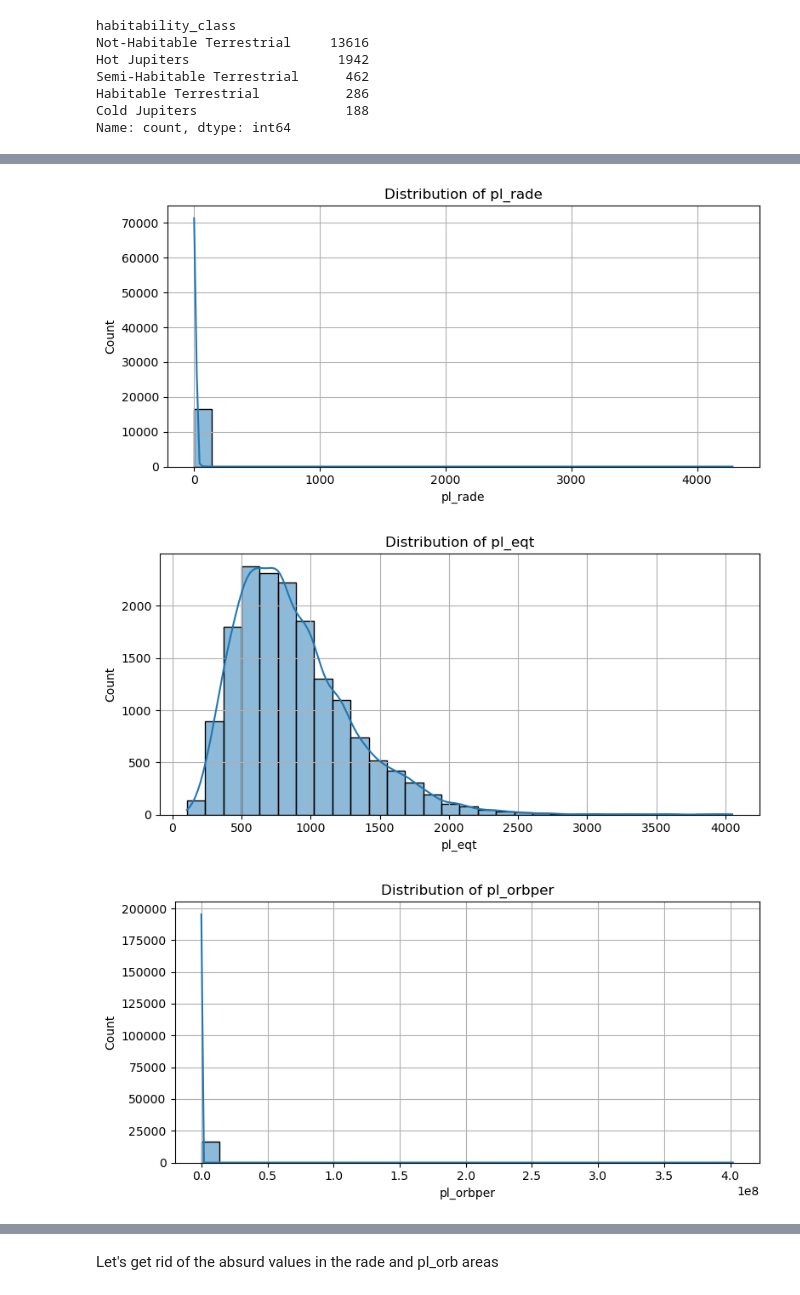
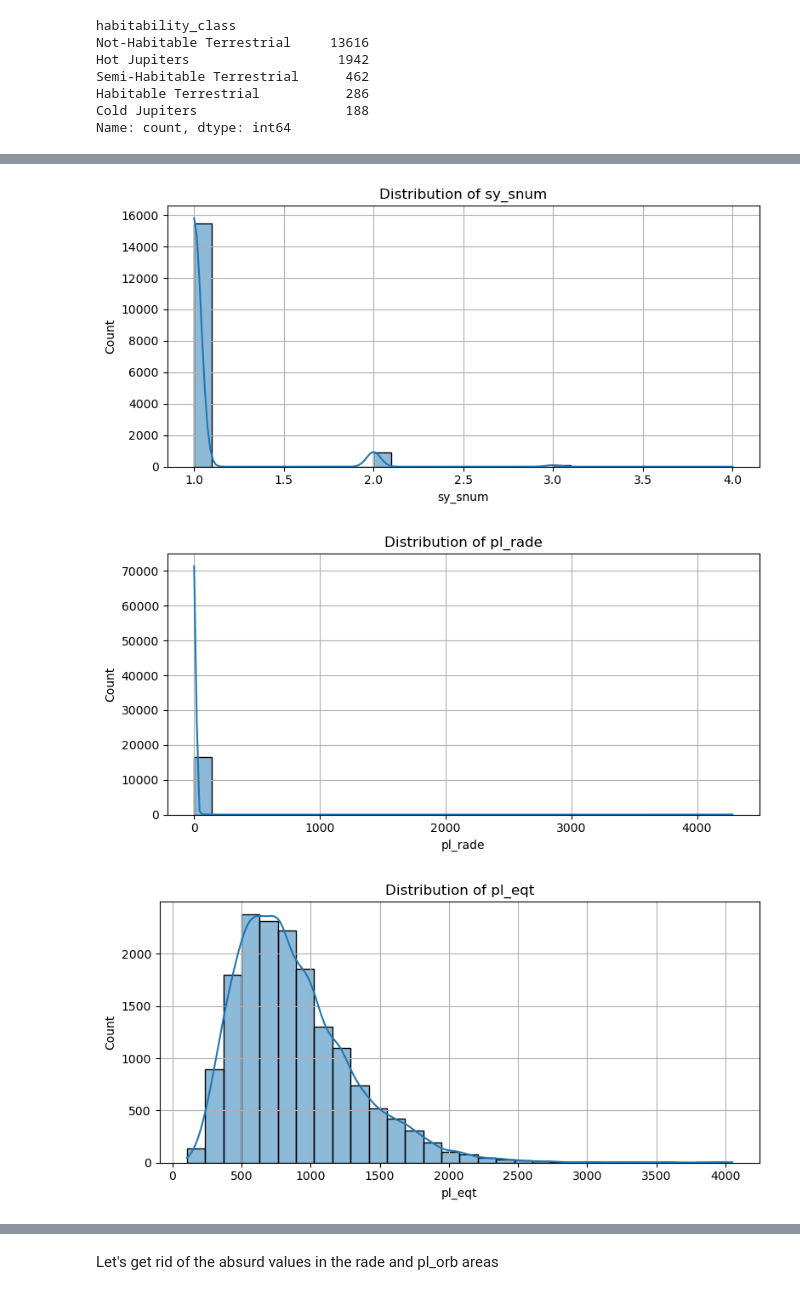
Before and after one commit to jzs3uu/Exoplanets, a Jupyter notebook: cleaning_EDA.ipynb, the cells around one changed output, grey strips where cells are left out. Saved outputs shown, nothing was run; the diff lists cells and outputs as text; code cells hidden in the pictures.

```diff
--- a/cleaning_EDA.ipynb
+++ b/cleaning_EDA.ipynb
@@ -184,19 +182,19 @@ df.to_csv('exoplanets_cleaned.csv', index=False)
 # %%
 import seaborn as sns
 
 
-features = ['pl_rade', 'pl_eqt', 'pl_orbper', 'pl_orbsmax', 'st_teff', 'st_rad', 'st_mass']
+features = ['sy_snum', 'pl_rade', 'pl_eqt', 'pl_orbper', 'pl_orbsmax', 'st_teff', 'st_rad', 'st_mass']
 
 for feature in features:
     plt.figure(figsize=(8, 4))
     sns.histplot(df[feature], kde=True, bins=30)
     plt.title(f'Distribution of {feature}')
     plt.xlabel(feature)
     plt.ylabel('Count')
     plt.grid(True)
     plt.tight_layout()
     plt.show()
 # %% [output]
-[figure, old version]
+[figure, new version]
-[figure, old version]
+[figure, new version]
-[figure, old version]
+[figure, new version]
```
Also changed, not shown: parts of 15 cells of this notebook.
